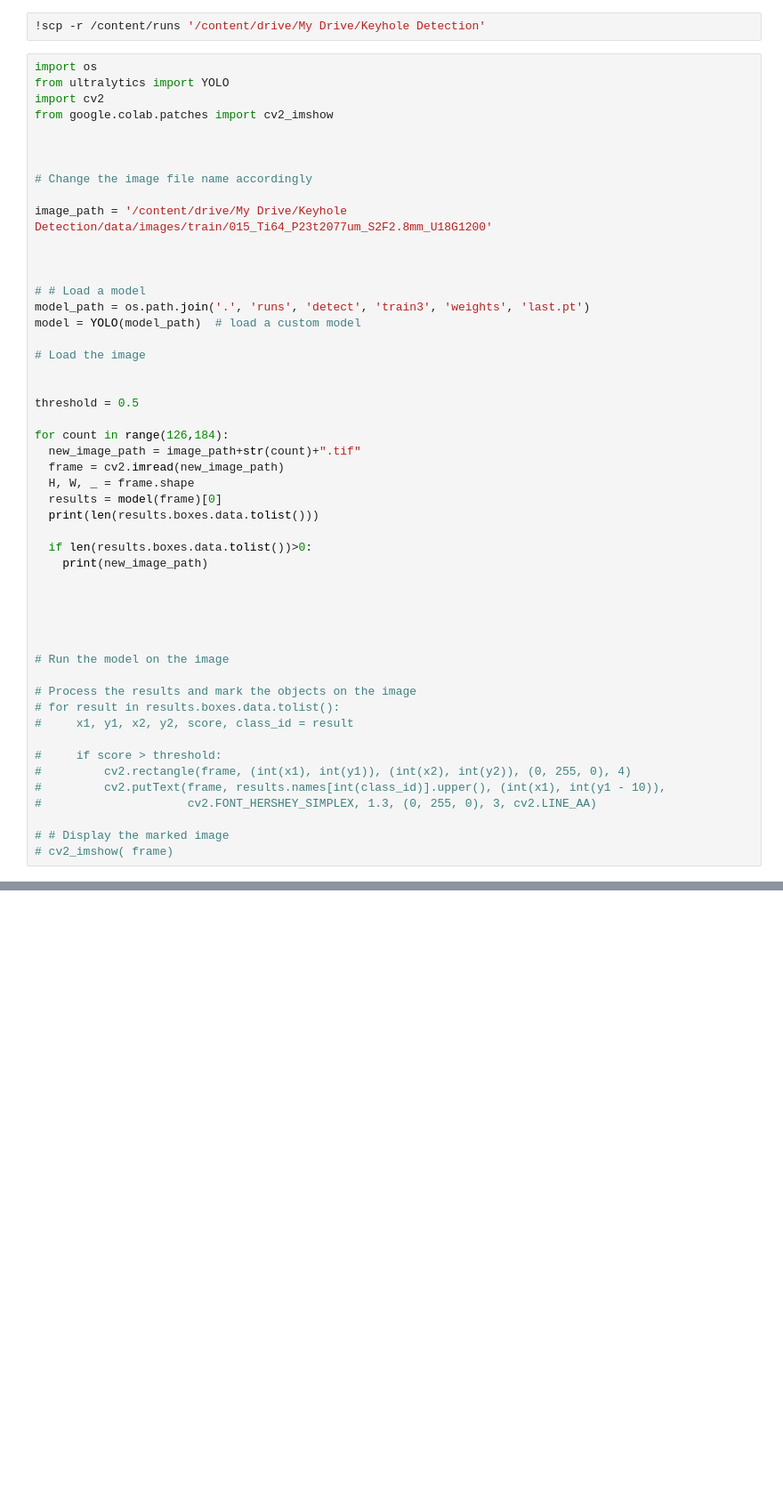
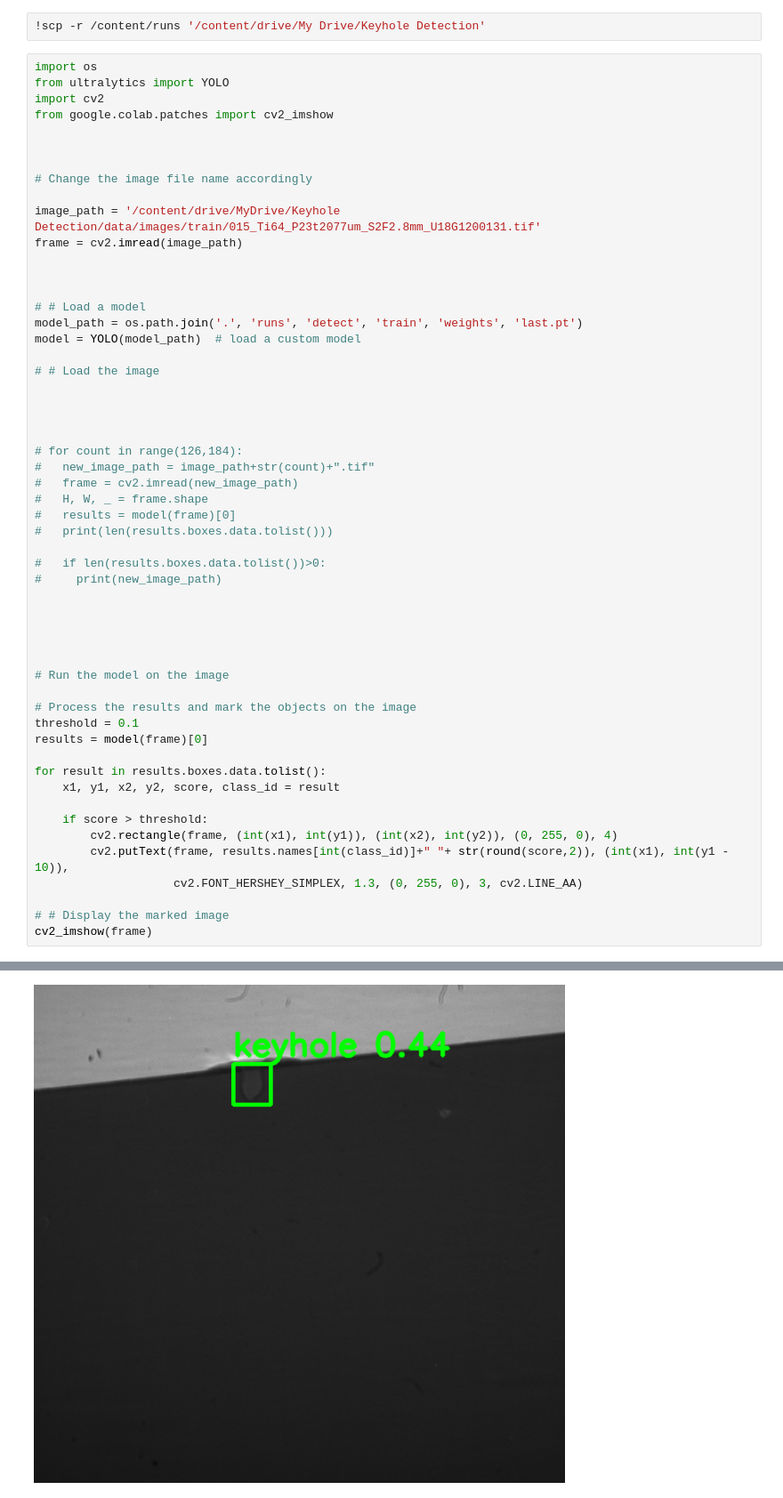
Before and after one commit to logolica99/Keyhole-detection, a Jupyter notebook: Keyhole_Detection.ipynb, the cells around one changed output, grey strips where cells are left out. Shown at 89% size. Drawn from its saved outputs; the diff is of its cells as text; blank space fills up the shorter version.

Commit message:
after training 343 images

```diff
--- a/Keyhole_Detection.ipynb
+++ b/Keyhole_Detection.ipynb
@@ -103,28 +105,29 @@ from google.colab.patches import cv2_imshow
 
 # Change the image file name accordingly
 
-image_path = '/content/drive/My Drive/Keyhole Detection/data/images/train/015_Ti64_P23t2077um_S2F2.8mm_U18G1200'
+image_path = '/content/drive/MyDrive/Keyhole Detection/data/images/train/015_Ti64_P23t2077um_S2F2.8mm_U18G1200131.tif'
+frame = cv2.imread(image_path)
 
 
 
 # # Load a model
-model_path = os.path.join('.', 'runs', 'detect', 'train3', 'weights', 'last.pt')
+model_path = os.path.join('.', 'runs', 'detect', 'train', 'weights', 'last.pt')
 model = YOLO(model_path)  # load a custom model
 
-# Load the image
+# # Load the image
 
 
-threshold = 0.5
 
-for count in range(126,184):
-  new_image_path = image_path+str(count)+".tif"
-  frame = cv2.imread(new_image_path)
-  H, W, _ = frame.shape
-  results = model(frame)[0]
-  print(len(results.boxes.data.tolist()))
 
-  if len(results.boxes.data.tolist())>0:
-    print(new_image_path)
+# for count in range(126,184):
+#   new_image_path = image_path+str(count)+".tif"
+#   frame = cv2.imread(new_image_path)
+#   H, W, _ = frame.shape
+#   results = model(frame)[0]
+#   print(len(results.boxes.data.tolist()))
+
+#   if len(results.boxes.data.tolist())>0:
+#     print(new_image_path)
 
 
 
@@ -133,14 +136,17 @@ for count in range(126,184):
 # Run the model on the image
 
 # Process the results and mark the objects on the image
-# for result in results.boxes.data.tolist():
-#     x1, y1, x2, y2, score, class_id = result
+threshold = 0.1
+results = model(frame)[0]
 
-#     if score > threshold:
-#         cv2.rectangle(frame, (int(x1), int(y1)), (int(x2), int(y2)), (0, 255, 0), 4)
-#         cv2.putText(frame, results.names[int(class_id)].upper(), (int(x1), int(y1 - 10)),
-#                     cv2.FONT_HERSHEY_SIMPLEX, 1.3, (0, 255, 0), 3, cv2.LINE_AA)
+for result in results.boxes.data.tolist():
+    x1, y1, x2, y2, score, class_id = result
+
+    if score > threshold:
+        cv2.rectangle(frame, (int(x1), int(y1)), (int(x2), int(y2)), (0, 255, 0), 4)
+        cv2.putText(frame, results.names[int(class_id)]+" "+ str(round(score,2)), (int(x1), int(y1 - 10)),
+                    cv2.FONT_HERSHEY_SIMPLEX, 1.3, (0, 255, 0), 3, cv2.LINE_AA)
 
 # # Display the marked image
-# cv2_imshow( frame)
+cv2_imshow(frame)
 # %% [output]
@@ -163,0 +155 @@ Speed: 3.8ms preprocess, 228.5ms inference, 0.7ms postprocess per image at shape
+[figure, added]
```
Also changed, not shown: parts of 5 cells of this notebook.
